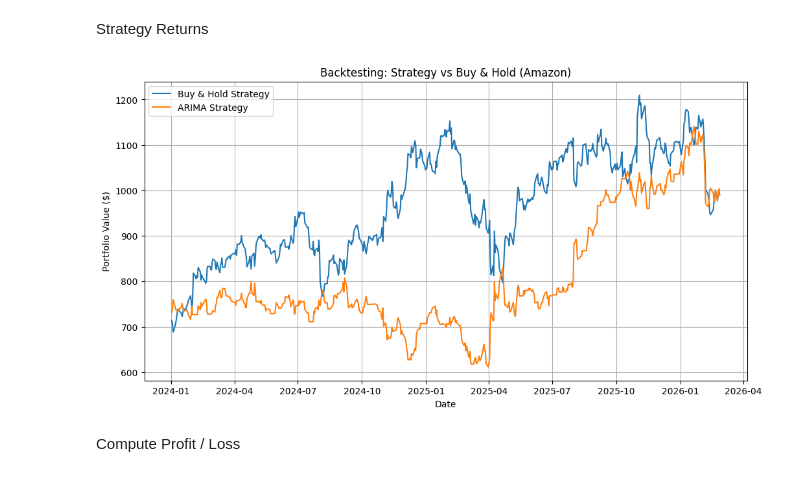
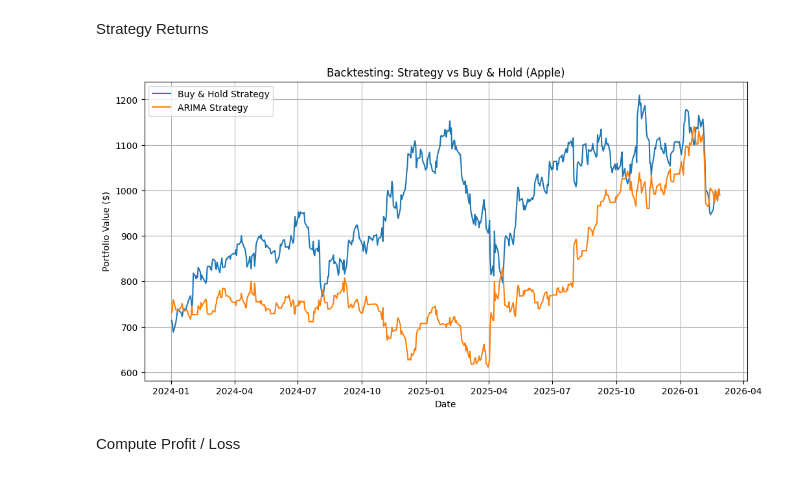
Before and after one commit to SU-IST707-SP26/group-project-algorithm-architects, a Jupyter notebook: work/Models/arima_model.ipynb, the cells around one changed output. Saved outputs shown, nothing was run; the diff lists cells and outputs as text; code cells hidden in the pictures.

```diff
--- a/work/Models/arima_model.ipynb
+++ b/work/Models/arima_model.ipynb
@@ -268,35 +269,35 @@ for i in range(len(test)):
     if signal == "BUY":
         strategy_returns.append(actual)
     elif signal == "SELL":
         strategy_returns.append(-actual)
     else:
         strategy_returns.append(0)
 
 test['Strategy_Return'] = strategy_returns
 
 
 # Step 2: Cumulative returns
 initial_investment = 1000
 
 test['Market_Cumulative'] = (1 + test['Return']).cumprod() * initial_investment
 test['Strategy_Cumulative'] = (1 + test['Strategy_Return']).cumprod() * initial_investment
 
 
 # Step 3: Plot
 plt.figure(figsize=(12,6))
 
 plt.plot(test.index, test['Market_Cumulative'], label='Buy & Hold Strategy')
 plt.plot(test.index, test['Strategy_Cumulative'], label='ARIMA Strategy')
 
-plt.title("Backtesting: Strategy vs Buy & Hold (Amazon)")
+plt.title("Backtesting: Strategy vs Buy & Hold (Apple)")
 plt.xlabel("Date")
 plt.ylabel("Portfolio Value ($)")
 plt.legend()
 plt.grid()
 
 plt.show()
 # %% [output]
-[figure, old version]
+[figure, new version]
 # %% [markdown]
 Compute Profit / Loss
 # %%
```
Also changed, not shown: parts of 39 cells of this notebook.
